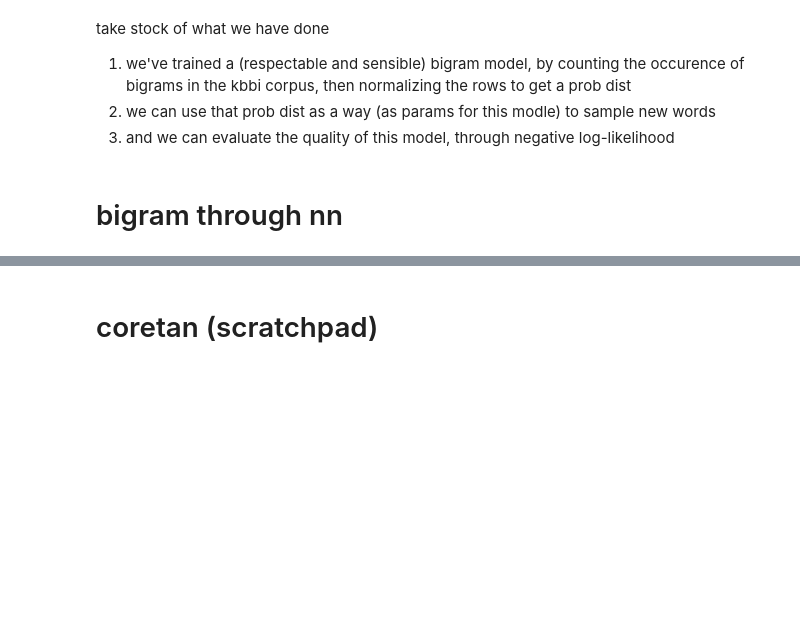
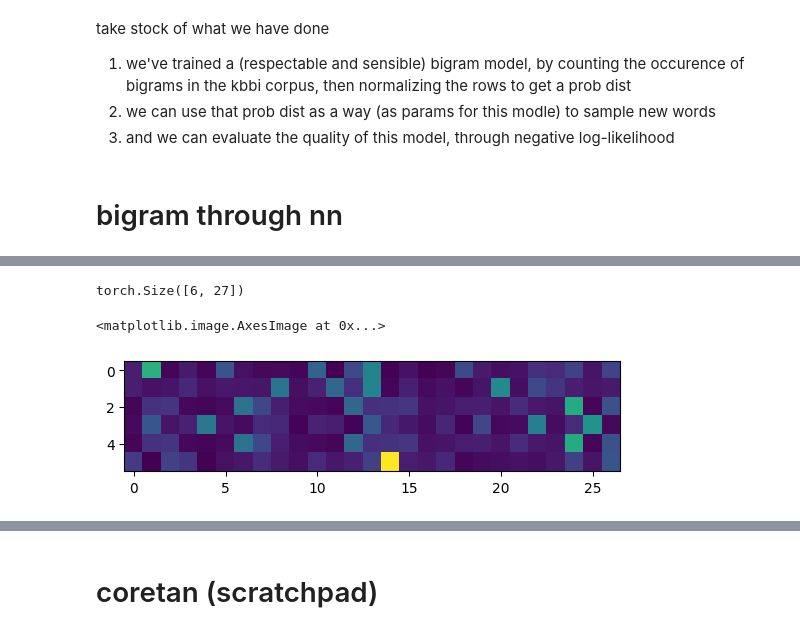
Before and after one commit to fawwazanvilen/makemore, a Jupyter notebook: notes/following_along_makemore_1.ipynb, the cells around one changed output, grey strips where cells are left out. Cells and saved outputs as stored; diff of their text form; code cells hidden in the pictures; blank space fills up the shorter version.

```diff
--- a/notes/following_along_makemore_1.ipynb
+++ b/notes/following_along_makemore_1.ipynb
@@ -315,14 +319,14 @@ P = (N+1).float() # N+1 works as an operation lmao; btw +1 won't change the samp
 # you can also see that by counting KBBI this way we don't weigh the words according to how often they're used (but we're modelling the bigrams but how often they appear in the corpus of kbbi tho!)
 P /= P.sum(1, keepdim=True)
 
-# for w in words[:3]:
+# for w in words[:10]:
 # for w in random.sample(words, 3):
-# for w in words:
+for w in words:
 # for w in ['fawwaz']:
 # # we can calculate this loss function for any arbitrary word (lmao didn't
 # # realize this before he said it); a fairly unlikely word with nll value of
 # # 3.9973; ww and az is /very/ uncommon with loss of 6; but wa is really common
-for w in ['fawwazx']:
+# for w in ['fawwazx']:
 # # notice that here the log-ll is -inf because of the bigram 'zx' which happens
 # # because the model predicts that it would never happen in the dataset; and
 # # this is because the bigram zx /nevers/ happen in the kbbi dataset that we
@@ -347,7 +351,7 @@ for w in ['fawwazx']:
     log_likelihood = torch.log(p)
     sum_log_ll += log_likelihood
     n += 1
-    print(f'[{w:15}] [{ch1}{ch2}] [prob. {p:.4f}] [log_likelihood {log_likelihood:.4f}]')
+    # print(f'[{w:15}] [{ch1}{ch2}] [prob. {p:.4f}] [log_likelihood {log_likelihood:.4f}]')
 
 print(f'{sum_log_ll=}') # log-ll (-1177552 for all words) (ie e **-1177552 chance of the whole dataset happening from this model)
 print(f'{-sum_log_ll/n=}') # avg neg log-ll (2.3058 for all words) (ie avg e**-2.3058 avg prob for every bigram)
@@ -378,0 +410,37 @@ so the next step is to try a different approach in building this bigram model;
+# %%
+# torch has this
+# https://pytorch.org/docs/stable/generated/torch.nn.functional.one_hot.html
+import torch.nn.functional as F
+# encode indices/integers into one hot encoded vectors with certain length/number of classes
+xenc = F.one_hot(xs, num_classes=27).float()
+# xenc
+# plt.imshow(xenc)
+# xenc.dtype # int64 by default; also because xs seems like int64; so we want to cast xenc to float because we want floats to feed into neural nets
+xenc.shape
+# %% [output]
+torch.Size([6, 27])
+# %%
+# we're creating a one layer linear network lmao
+# W = torch.randn([27,1]) # weights for one neuron, initialized from a standard normal dist
+W = torch.randn([27,27]) # say we have 27 neurons
+# xenc @ W # matrix mul
+
+# now we want the result of this matmul to be interpretable as some kind of probability distribution that we can sample from
+# but the result of the layer of 27 neurons is a vector with length 27, of real numbers??
+# prob dist has this property of them all being nonnegative and summing to one
+# so one way to interpret some vector of real numbers into a probability dist
+# is to see them as log-counts; so that we can get back the counts by exp(log-counts)
+# then get a prob dist by just normalizing by the sum of the counts, ie exp(log-count)/sum(exp(log-count))
+# which is what a softmax is (!!!!!!!!) or multinomial logit lmao so good
+# so we map R -> R+ -> (0,1)
+# (xenc @ W).exp()
+logits = (xenc @ W)
+counts = logits.exp() # equivalents of N
+probs = counts/counts.sum(1, keepdim=True) # broadcast rules
+# probs
+plt.imshow(probs)
+# probs[0,].sum()
+# probs.shape
+# %% [output]
+<matplotlib.image.AxesImage at 0x...>
+[figure, added]
```
Also changed, not shown: parts of 19 cells of this notebook.
